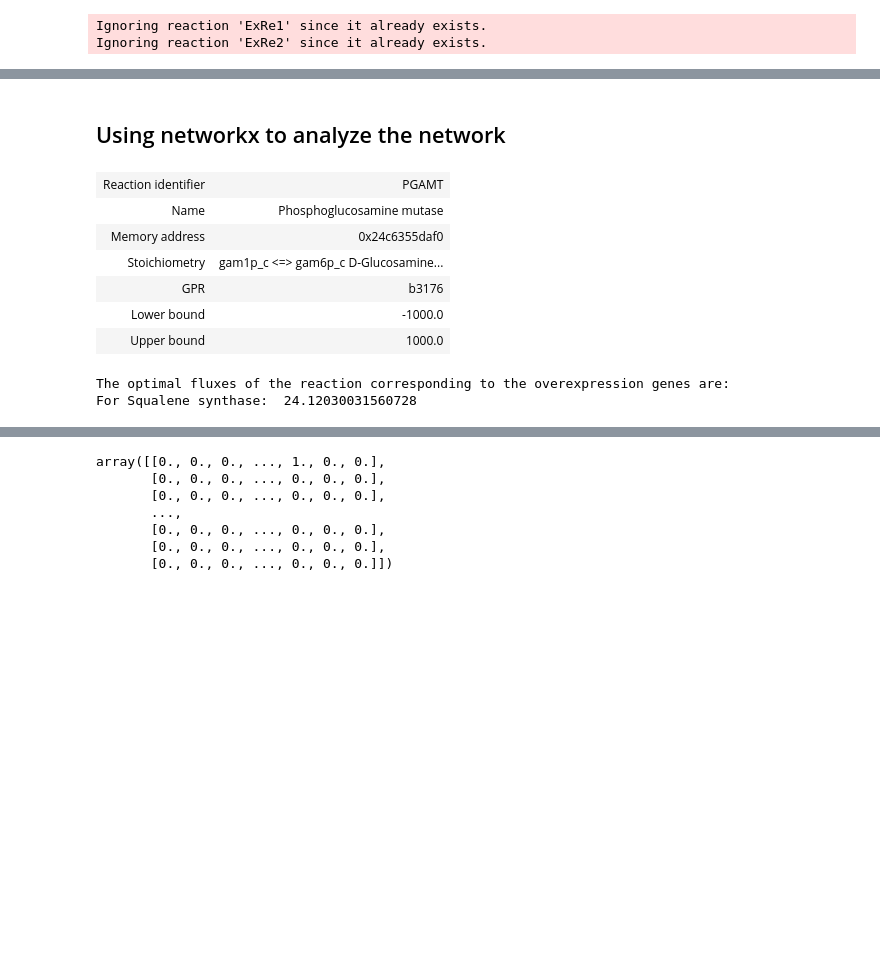
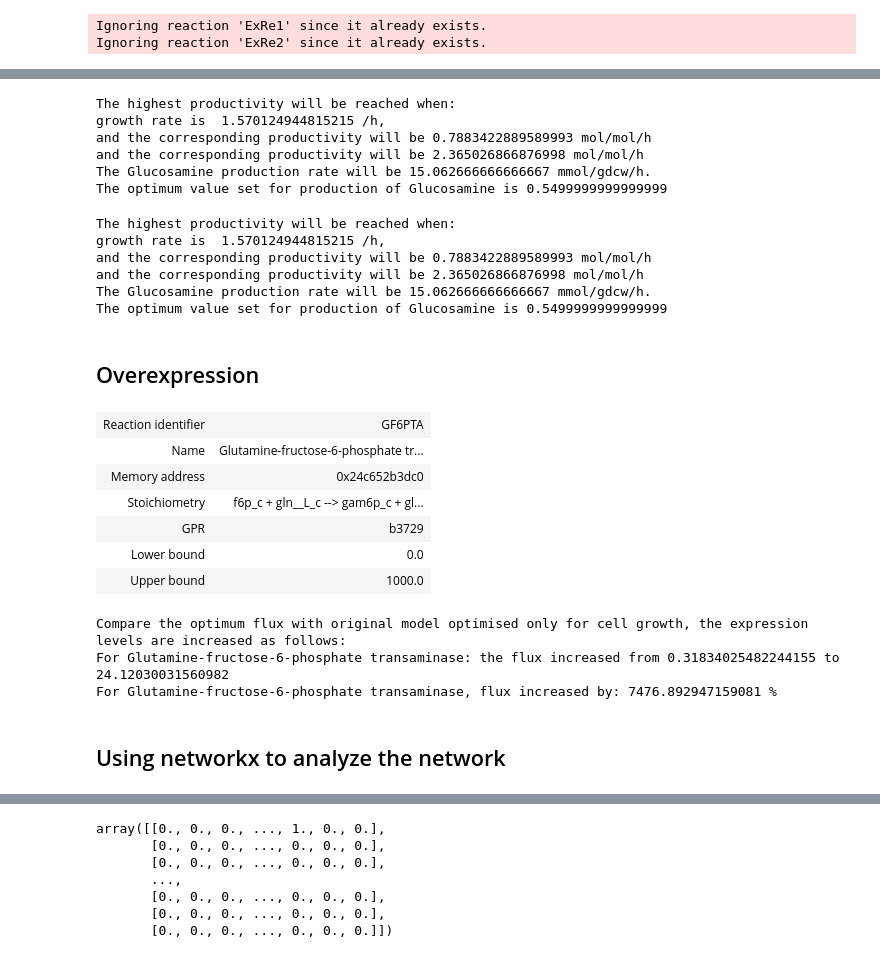
Before and after one commit to 27410/27410-group-assigment-group-13-glucosamine-in-e-coli, a Jupyter notebook: models/GSM.ipynb, the cells around one changed output, grey strips where cells are left out. Drawn from its saved outputs; the diff is of its cells as text; code cells hidden in the pictures; blank space fills up the shorter version.

```diff
--- a/models/GSM.ipynb
+++ b/models/GSM.ipynb
@@ -337,3 +202,0 @@ The optimum value set for production of Glucosamine is 0.5499999999999999
-# %%
-for i in model.metabolites.f6p_c .reactions:
-    print(i)
@@ -384,0 +305,32 @@ model = read_sbml_model('iML1515.xml')
+# %%
+Biomass_sorted,Productivity1_sorted,Productivity2_sorted,GLSsorted,optimum_value_sorted = zip(*sorted(list(zip(Biomass, Productivity1,Productivity2,Glucosamine,optimum_value)), key=lambda item: item[1], reverse=True))
+print("The highest productivity will be reached when:")
+print("growth rate is ", Biomass_sorted[1], "/h,") # Higer than literature value
+print("and the corresponding productivity will be", Productivity1_sorted[1], "mol/mol/h")
+print("and the corresponding productivity will be", Productivity2_sorted[1], "mol/mol/h")
+print("The Glucosamine production rate will be",GLSsorted[1], "mmol/gdcw/h." )
+print("The optimum value set for production of Glucosamine is",  optimum_value_sorted[1])
+# %% [output]
+The highest productivity will be reached when:
+growth rate is  1.570124944815215 /h,
+and the corresponding productivity will be 0.7883422889589993 mol/mol/h
+and the corresponding productivity will be 2.365026866876998 mol/mol/h
+The Glucosamine production rate will be 15.062666666666667 mmol/gdcw/h.
+The optimum value set for production of Glucosamine is 0.5499999999999999
+# %%
+Biomass_sorted,Productivity1_sorted,Productivity2_sorted,GLSsorted,optimum_value_sorted = zip(*sorted(list(zip(Biomass, Productivity1,Productivity2,Glucosamine,optimum_value)), key=lambda item: item[2], reverse=True))
+print("The highest productivity will be reached when:")
+print("growth rate is ", Biomass_sorted[1], "/h,") # Higer than literature value
+print("and the corresponding productivity will be", Productivity1_sorted[1], "mol/mol/h")
+print("and the corresponding productivity will be", Productivity2_sorted[1], "mol/mol/h")
+print("The Glucosamine production rate will be",GLSsorted[1], "mmol/gdcw/h." )
+print("The optimum value set for production of Glucosamine is",  optimum_value_sorted[1])
+# %% [output]
+The highest productivity will be reached when:
+growth rate is  1.570124944815215 /h,
+and the corresponding productivity will be 0.7883422889589993 mol/mol/h
+and the corresponding productivity will be 2.365026866876998 mol/mol/h
+The Glucosamine production rate will be 15.062666666666667 mmol/gdcw/h.
+The optimum value set for production of Glucosamine is 0.5499999999999999
+# %% [markdown]
+## Overexpression
@@ -384,0 +343,21 @@ model = read_sbml_model('iML1515.xml')
+# %%
+model.reactions.GF6PTA
+# %% [output]
+| Reaction identifier | GF6PTA |
+| Name | Glutamine-fructose-6-phosphate tr... |
+| Memory address | 0x24c652b3dc0 |
+| Stoichiometry | f6p_c + gln__L_c --> gam6p_c + gl... |
+| GPR | b3729 |
+| Lower bound | 0.0 |
+| Upper bound | 1000.0 |
+# %%
+print("Compare the optimum flux with original model optimised only for cell growth, the expression levels are increased as follows:")
+print("For Glutamine-fructose-6-phosphate transaminase: the flux increased from", model_growth.optimize().fluxes['GF6PTA'], "to", model.optimize().fluxes['GF6PTA'])
+
+print("For Glutamine-fructose-6-phosphate transaminase, flux increased by:" , (model.optimize().fluxes['GF6PTA'] - model_growth.optimize().fluxes['GF6PTA'])/model_growth.optimize().fluxes['GF6PTA'] * 100, "%")
+
+print("For Glutamine-fructose-6-phosphate transaminase, flux increased by:" , (model.optimize().fluxes['GF6PTA'] - model_growth.optimize().fluxes['GF6PTA'])/model_growth.optimize().fluxes['GF6PTA'] * 100, "%")
+# %% [output]
+Compare the optimum flux with original model optimised only for cell growth, the expression levels are increased as follows:
+For Glutamine-fructose-6-phosphate transaminase: the flux increased from 0.31834025482244155 to 24.12030031560982
+For Glutamine-fructose-6-phosphate transaminase, flux increased by: 7476.892947159081 %
@@ -385,20 +366,2 @@ model = read_sbml_model('iML1515.xml')
 # %% [markdown]
 ## Using networkx to analyze the network
-# %%
-model.reactions.PGAMT
-# %% [output]
-| Reaction identifier | PGAMT |
-| Name | Phosphoglucosamine mutase |
-| Memory address | 0x24c6355daf0 |
-| Stoichiometry | gam1p_c <=> gam6p_c D-Glucosamine... |
-| GPR | b3176 |
-| Lower bound | -1000.0 |
-| Upper bound | 1000.0 |
-# %%
-#set the bounds of SQLS
-model.reactions.get_by_id('GF6PTA').bounds = (24.12030031560728,24.12030031560728)
-print("The optimal fluxes of the reaction corresponding to the overexpression genes are:")
-print("For Squalene synthase: ", model.optimize().fluxes['GF6PTA'])
-# %% [output]
-The optimal fluxes of the reaction corresponding to the overexpression genes are:
-For Squalene synthase:  24.12030031560728
```
Also changed, not shown: parts of 49 cells of this notebook, 1 other file.
